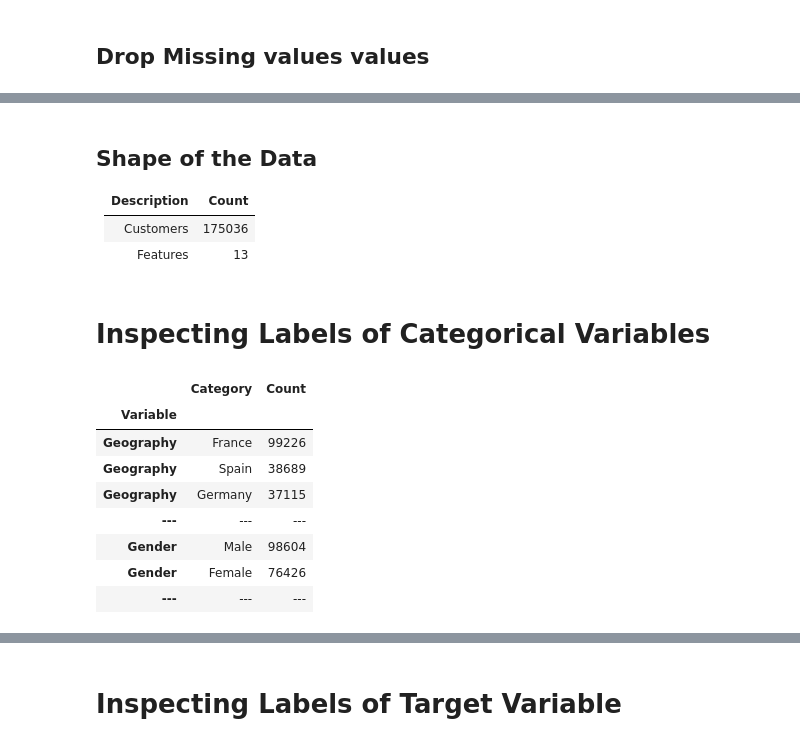
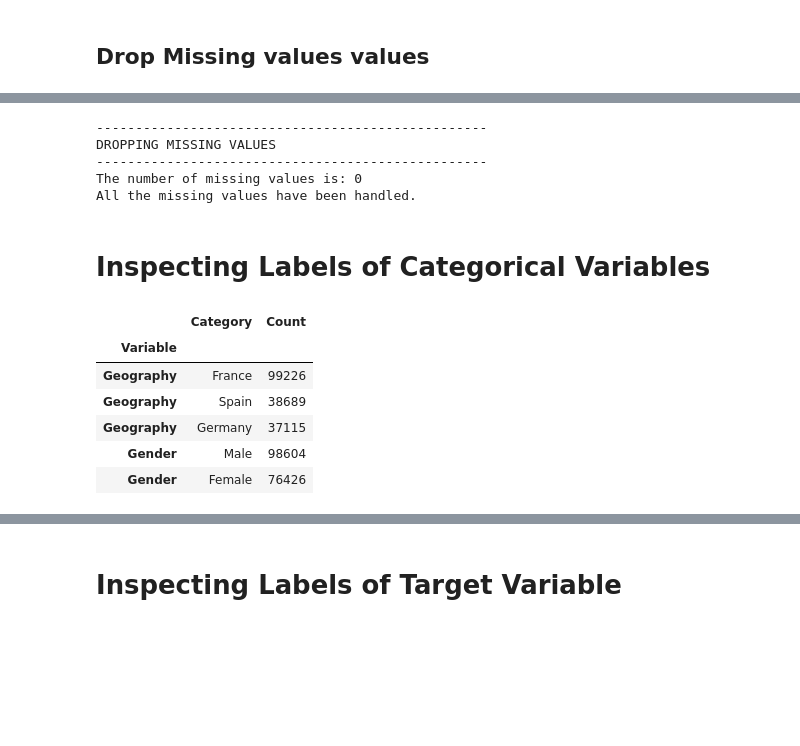
Before and after one commit to devbilalkhan/bank-churn, a Jupyter notebook: bank_churn.ipynb, the cells around one changed output, grey strips where cells are left out. Cells and saved outputs as stored; diff of their text form; code cells hidden in the pictures; blank space fills up the shorter version.

```diff
--- a/bank_churn.ipynb
+++ b/bank_churn.ipynb
@@ -189,0 +242,6 @@ DUPLICATED ROWS
+# %%
+# drop the duplicated rows
+print_heading("Verifying Duplicated Rows")
+original_df = original_df.drop_duplicates()
+print(f"Number of duplicated rows: {original_df.duplicated().sum()}")
+print("There are no duplicated rows in the original dataset.")
@@ -202,2 +282,0 @@ df.shape
-# %%
-df = df.drop_duplicates()
@@ -254,49 +321,39 @@ dtype: int64
-# %% [markdown]
-## Shape of the Data
-
-| Description | Count |
-|-------------|-------|
-| Customers   | 175036|
-| Features    | 13    |
+# %%
+# Drop missing values and print the number of remaining missing values
+df = df.dropna()
+print_heading("Dropping Missing Values")
+print(f"The number of missing values is: {df.isna().sum().sum()}")
+print("All the missing values have been handled.")
+# %% [output]
+--------------------------------------------------
+DROPPING MISSING VALUES
+--------------------------------------------------
+The number of missing values is: 0
+All the missing values have been handled.
 # %% [markdown]
 # Inspecting Labels of Categorical Variables
 # %%
-# Select the categorical variables
+# Get categorical variables
 categorical_variables = df.select_dtypes(include=['object', 'category']).columns
-# drop Surname feature from cat
 categorical_variables = categorical_variables.drop('Surname')
-value_counts_dict = {}
 
-# Get the value count
-for variable in categorical_variables:
-    value_counts_dict[variable] = df[variable].value_counts()
+# Get value counts
+value_counts_dict = {variable: df[variable].value_counts() for variable in categorical_variables}
 
-# Initialize an empty list to store the data
-data_list = []
+# Prepare data for DataFrame
+data_list = [(variable, category, count) for variable, counts in value_counts_dict.items() for category, count in counts.items()]
 
-# Append a tuple to the list for each category
-for variable, counts in value_counts_dict.items():
-    for category, count in counts.items():
-        data_list.append((variable, category, count))
 
-# Append an empty tuple to create a gap between variables
-    data_list.append(("---", "---", "---"))
+# Create DataFrame
+value_counts_df = pd.DataFrame(data_list, columns=['Variable', 'Category', 'Count']).set_index('Variable')
 
-# Convert the list of tuples into a DataFrame
-value_counts_df = pd.DataFrame(data_list, columns=['Variable', 'Category', 'Count'])
-
-# Make the variable column as an index
-value_counts_df = value_counts_df.set_index('Variable')
-
-# Display the DataFrame
+# Display DataFrame
 value_counts_df
 # %% [output]
 |  | Category | Count |
 | Variable |  |  |
 | Geography | France | 99226 |
 | Geography | Spain | 38689 |
 | Geography | Germany | 37115 |
-| --- | --- | --- |
 | Gender | Male | 98604 |
 | Gender | Female | 76426 |
-| --- | --- | --- |
```
Also changed, not shown: parts of 56 cells of this notebook.
